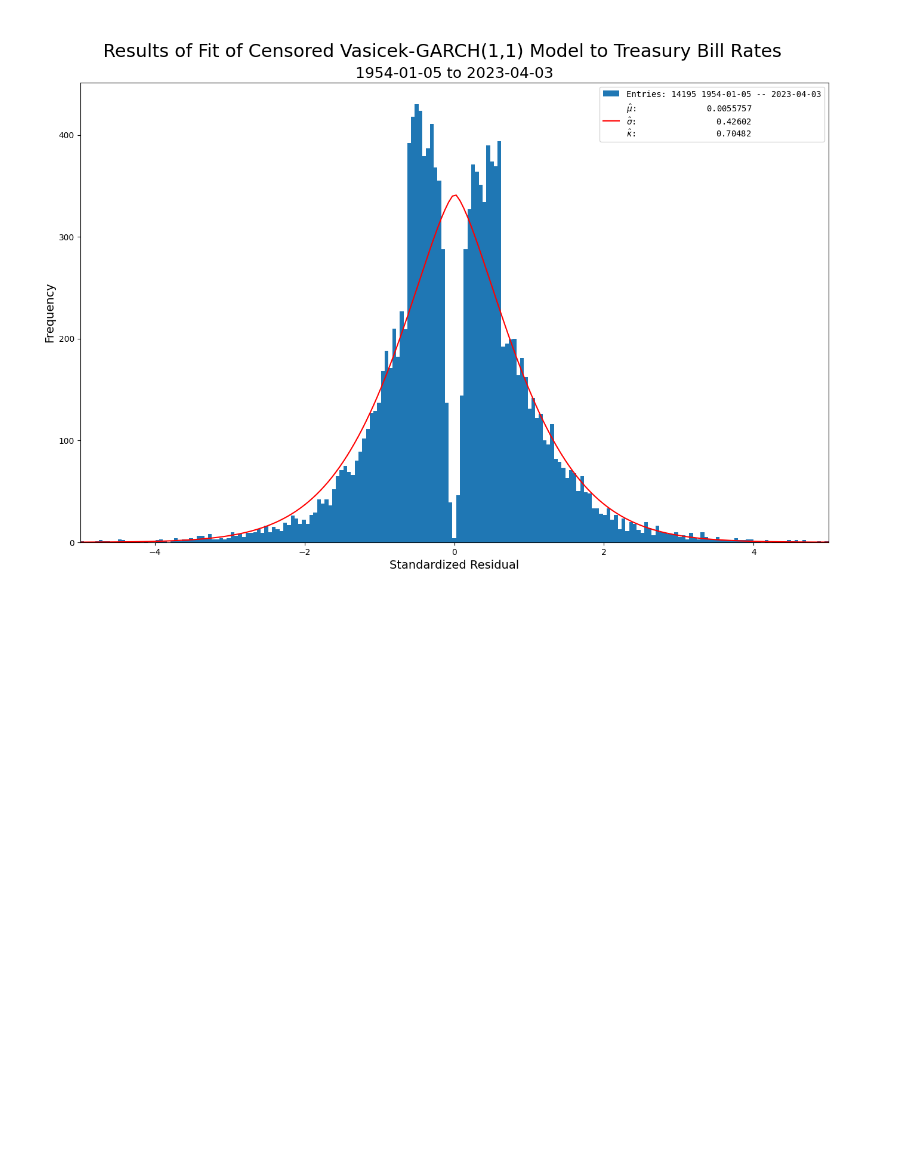
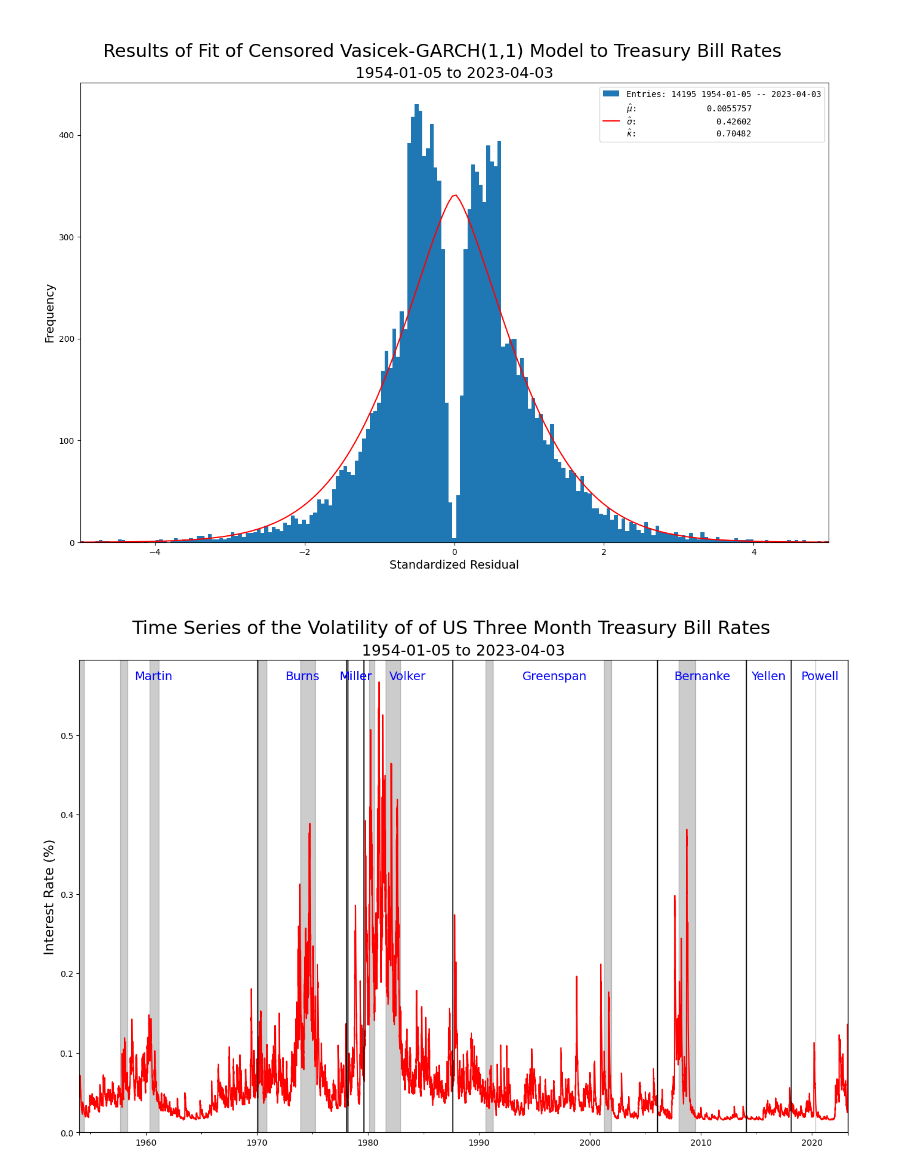
Before and after one commit to Farmhouse121/Adventures-in-Financial-Data-Science, a Jupyter notebook: Book/Section 2.4 Interest Rates/Section 2.4.2.3 A Daily Vasicek GARCH(1,1) Model with Quiet Days Censored.ipynb, the cells around one changed output. Cells and saved outputs as stored; diff of their text form; code cells hidden in the pictures; blank space fills up the shorter version.

```diff
--- a/Book/Section 2.4 Interest Rates/Section 2.4.2.3 A Daily Vasicek GARCH(1,1) Model with Quiet Days Censored.ipynb
+++ b/Book/Section 2.4 Interest Rates/Section 2.4.2.3 A Daily Vasicek GARCH(1,1) Model with Quiet Days Censored.ipynb
@@ -107,3 +107,39 @@ nu             1.4293  3.117e-02     45.863      0.000 [  1.368,  1.490]
 
 Covariance estimator: robust
 [figure]
+# %%
+# Figure 2.19
+figure,plot=pl.subplots(figsize=(10*GoldenRatio,10))
+figure.suptitle("\nTime Series of the Volatility of of US Three Month Treasury Bill Rates",fontsize=22)
+plot.set_title("%s to %s" % (min(DTB3.index),max(DTB3.index)),fontsize=18)
+censored['Volatility'].plot(ax=plot,color='red')
+
+recbe=list(censored.index[censored['Recession']!=censored['Recession'].shift()])
+
+for b,e in [(k.asfreq(*'MS'),v.asfreq(*'ME')) for k,v in zip(recbe[:-2:2],recbe[1::2])]:
+    plot.axvspan(b.to_timestamp(),e.to_timestamp(),color='black',alpha=0.2)
+
+plot.axvspan(recbe[-1].asfreq(*'MS').to_timestamp(),recbe[-1].asfreq(*'ME').to_timestamp(),color='black',alpha=0.2) # above construct doesn't get the COVID recession
+
+for c,b,e in ('Martin','1951-04-02','1970-01-31'),('Burns','1970-02-01','1978-01-31'),('Miller','1978-03-08','1979-08-06'),\
+             ('Miller','1978-03-08','1979-08-06'),('Volker','1979-08-06','1987-08-11'),('Greenspan','1987-08-11','2006-01-31'),\
+             ('Bernanke','2006-02-01','2014-01-31'),('Yellen','2014-02-03','2018-02-3'),('Powell','2018-02-05',datetime.now()):
+    plot.axvline(b,color='black',lw=1)
+    plot.axvline(e,color='black',lw=1)
+    m=pd.Timestamp(b)+pd.Timedelta(days=(pd.Timestamp(e)-pd.Timestamp(b)).days/two)
+
+    if m<DTB3.index[0].to_timestamp():
+        b=DTB3.index[0].to_timestamp()
+        m=pd.Timestamp(b)+pd.Timedelta((pd.Timestamp(e)-pd.Timestamp(b)).days/two)
+
+    elif m>DTB3.index[-1].to_timestamp():
+        b=DTB3.index[-1].to_timestamp()
+        m=pd.Timestamp(b)+pd.Timedelta((pd.Timestamp(e)-pd.Timestamp(b)).days/two)
+
+    plot.text(m,0.57,c,fontsize=14,horizontalalignment='center',color='blue')
+
+plot.set_xlabel(None)
+plot.set_ylabel('Interest Rate (%)',fontsize=16)
+plot.set_ylim(zero,None);
+# %% [output]
+[figure, added]
```
